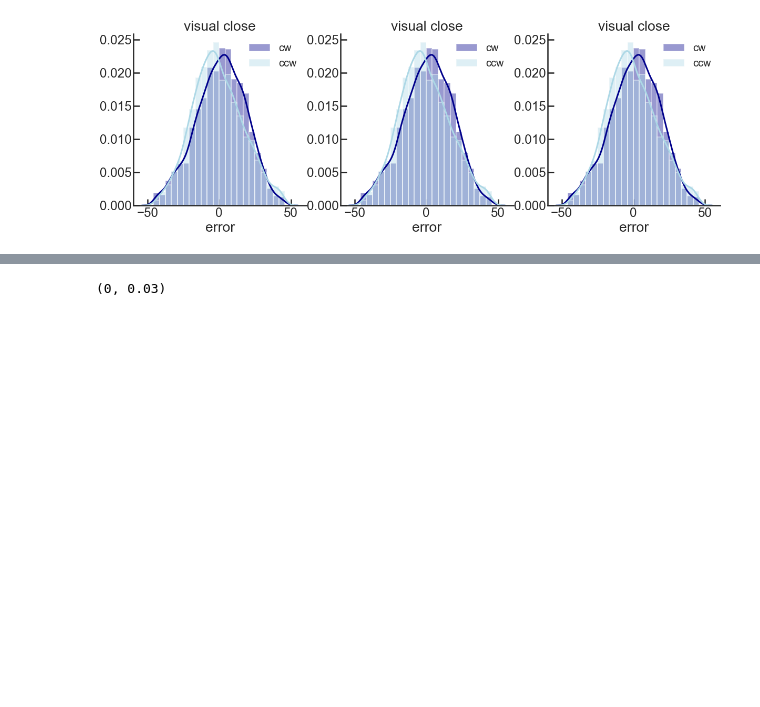
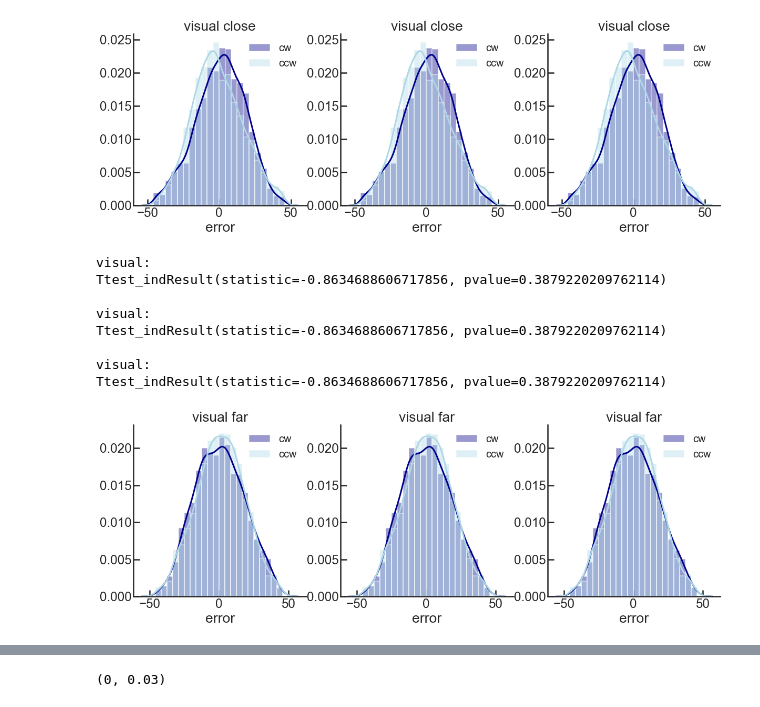
Before and after one commit to davidbestue/encoding, a Jupyter notebook: scripts/plots/IEM/Angle_decoding_popvector.ipynb, the cells around one changed output, grey strips where cells are left out. Saved outputs shown, nothing was run; the diff lists cells and outputs as text; code cells hidden in the pictures; blank space fills up the shorter version.

```diff
--- a/scripts/plots/IEM/Angle_decoding_popvector.ipynb
+++ b/scripts/plots/IEM/Angle_decoding_popvector.ipynb
@@ -196,3 +198,57 @@ Ttest_indResult(statistic=6.073544433674286, pvalue=1.2973946741671555e-09)
 visual:
 Ttest_indResult(statistic=6.073544433674286, pvalue=1.2973946741671555e-09)
 [figure]
+# %%
+## Far trials & all TRS
+
+fit_= 'kde' #'gaussian' 'kde'
+region_ = 'visual' #'visual' 'ips' 'pfc'
+colors_ = {}
+colors_['visual']=['darkblue', 'lightblue']
+colors_['ips']=['darkorange','peachpuff']
+colors_['pfc']=['forestgreen', 'lightgreen']
+
+
+f = plt.figure(figsize=(20,6))
+ax1 = f.add_subplot(131)
+ax2 = f.add_subplot(132)
+ax3 = f.add_subplot(133)
+axes=[ax1,ax2,ax3]
+
+
+for idx, region_ in enumerate(['visual', 'visual', 'visual']):
+    plt.subplot(int(str(13) + str(idx+1)))
+    cw_data = df.loc[(df['sign_dist']=='cw') & (df['brain_region']==region_) & (df['distractor_distance_abs']>45)].error[~np.isnan(df.loc[(df['sign_dist']=='cw') & (df['brain_region']==region_) & (df['distractor_distance_abs']>45)].error)]
+    ccw_data = df.loc[(df['sign_dist']=='ccw') & (df['brain_region']==region_)& (df['distractor_distance_abs']>45)].error[~np.isnan(df.loc[(df['sign_dist']=='ccw') & (df['brain_region']==region_) & (df['distractor_distance_abs']>45)].error)]
+
+    print(region_ + ':   ' )
+    print(stats.ttest_ind(cw_data, ccw_data))
+    print(' ')
+
+    if fit_ == 'gaussian':
+        sns.distplot(cw_data,  color=colors_[region_][0], label='cw', ax=axes[idx], bins=np.linspace(-50,50,25), fit=norm, kde=False, fit_kws={"color":colors_[region_][0], 'linewidth':4})
+        sns.distplot( ccw_data,  color=colors_[region_][1], label='ccw', ax=axes[idx], bins=np.linspace(-50,50,25), fit=norm, kde=False, fit_kws={"color":colors_[region_][1], 'linewidth':4})
+    else:
+        sns.distplot( cw_data,  color=colors_[region_][0], label='cw',  ax=axes[idx], bins=np.linspace(-50,50,25))
+        sns.distplot( ccw_data,  color=colors_[region_][1], label='ccw',   ax=axes[idx],bins=np.linspace(-50,50,25))
+
+
+    plt.legend(frameon=False, loc=1, fontsize=20)
+    plt.gca().spines['right'].set_visible(False)  # aesthetics                                                                              # remove right spines
+    plt.gca().spines['top'].set_visible(False)                                                                                  # remove top spines
+    plt.gca().get_xaxis().tick_bottom()
+    plt.gca().get_yaxis().tick_left()
+    plt.gca().tick_params(direction='in') #direction
+    plt.gca().set_title(region_ + ' far')
+
+plt.show()
+# %% [output]
+visual:
+Ttest_indResult(statistic=-0.8634688606717856, pvalue=0.3879220209762114)
+
+visual:
+Ttest_indResult(statistic=-0.8634688606717856, pvalue=0.3879220209762114)
+
+visual:
+Ttest_indResult(statistic=-0.8634688606717856, pvalue=0.3879220209762114)
+[figure, added]
```
Also changed, not shown: parts of 7 cells of this notebook.
